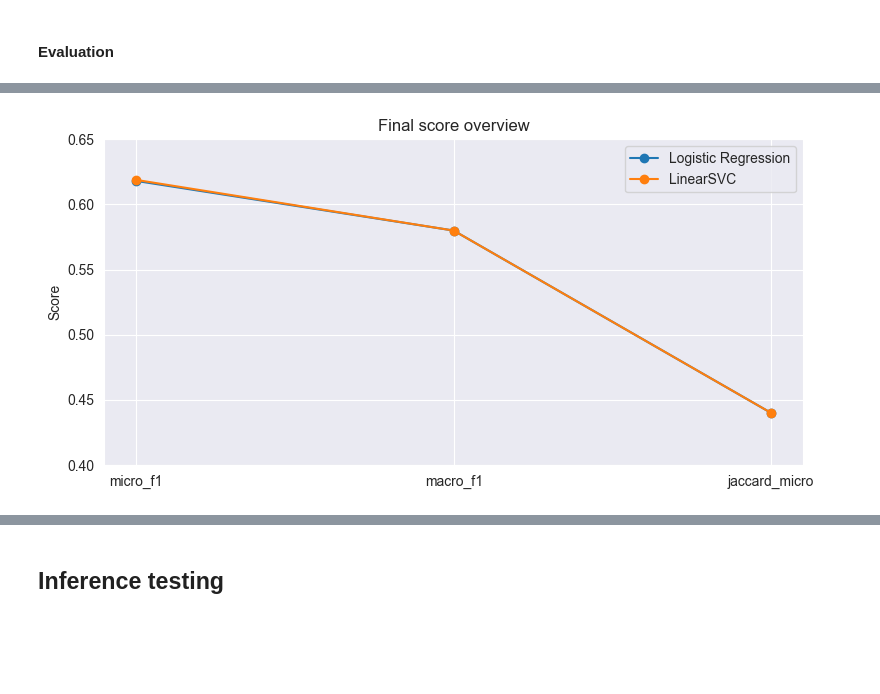
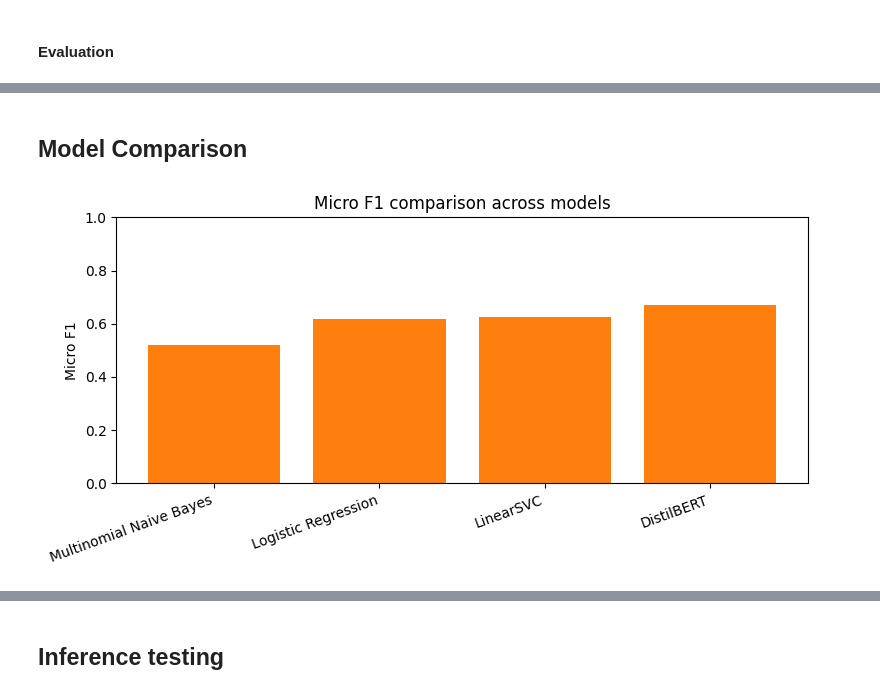
Before and after one commit to KaterinaSSlavova/Crisis-Help-Classification, a Jupyter notebook: Notebooks/03_modeling_baselines.ipynb, the cells around one changed output, grey strips where cells are left out. Saved outputs shown, nothing was run; the diff lists cells and outputs as text; code cells hidden in the pictures; blank space fills up the shorter version.

Commit message:
final adjustments and explanations on modeling second iteration

```diff
--- a/Notebooks/03_modeling_baselines.ipynb
+++ b/Notebooks/03_modeling_baselines.ipynb
@@ -367,23 +385,23 @@ need_basic_supplies       0.60      0.62      0.61       576
+# %% [markdown]
+## Model Comparison
 # %%
 import pandas as pd
 import matplotlib.pyplot as plt
 
-lr  = pd.read_csv("../data/results/logistic_regression_results.csv")
-svc = pd.read_csv("../data/results/linear_svc_results.csv")
-df = pd.concat([lr, svc], ignore_index=True)
-score_df = df.copy()
-melt = score_df.melt( id_vars=["model"],value_vars=["micro_f1", "macro_f1", "jaccard_micro"], var_name="metric",value_name="score")
+mnb   = pd.read_csv("../data/results/mnb_results.csv")
+lr    = pd.read_csv("../data/results/logistic_regression_results.csv")
+svc   = pd.read_csv("../data/results/linear_svc_results.csv")
+bert  = pd.read_csv("../data/results/distilBert_results.csv")
+df = pd.concat([mnb, lr, svc, bert], ignore_index=True)
+micro = df[["model", "micro_f1"]].copy()
 
 plt.figure(figsize=(8,4))
-for model in melt["model"].unique():
-    sub = melt[melt["model"] == model]
-    plt.plot(sub["metric"], sub["score"], marker="o", label=model)
-
-plt.ylim(0.40, 0.65)
-plt.ylabel("Score")
-plt.title("Final score overview")
-plt.legend()
+plt.bar(micro["model"], micro["micro_f1"], color="tab:orange")
+plt.ylim(0, 1)
+plt.ylabel("Micro F1")
+plt.title("Micro F1 comparison across models")
+plt.xticks(rotation=20, ha="right")
 plt.tight_layout()
 plt.show()
 # %% [output]
-[figure, old version]
+[figure, new version]
```
Also changed, not shown: parts of 19 cells of this notebook, 5 other files.
